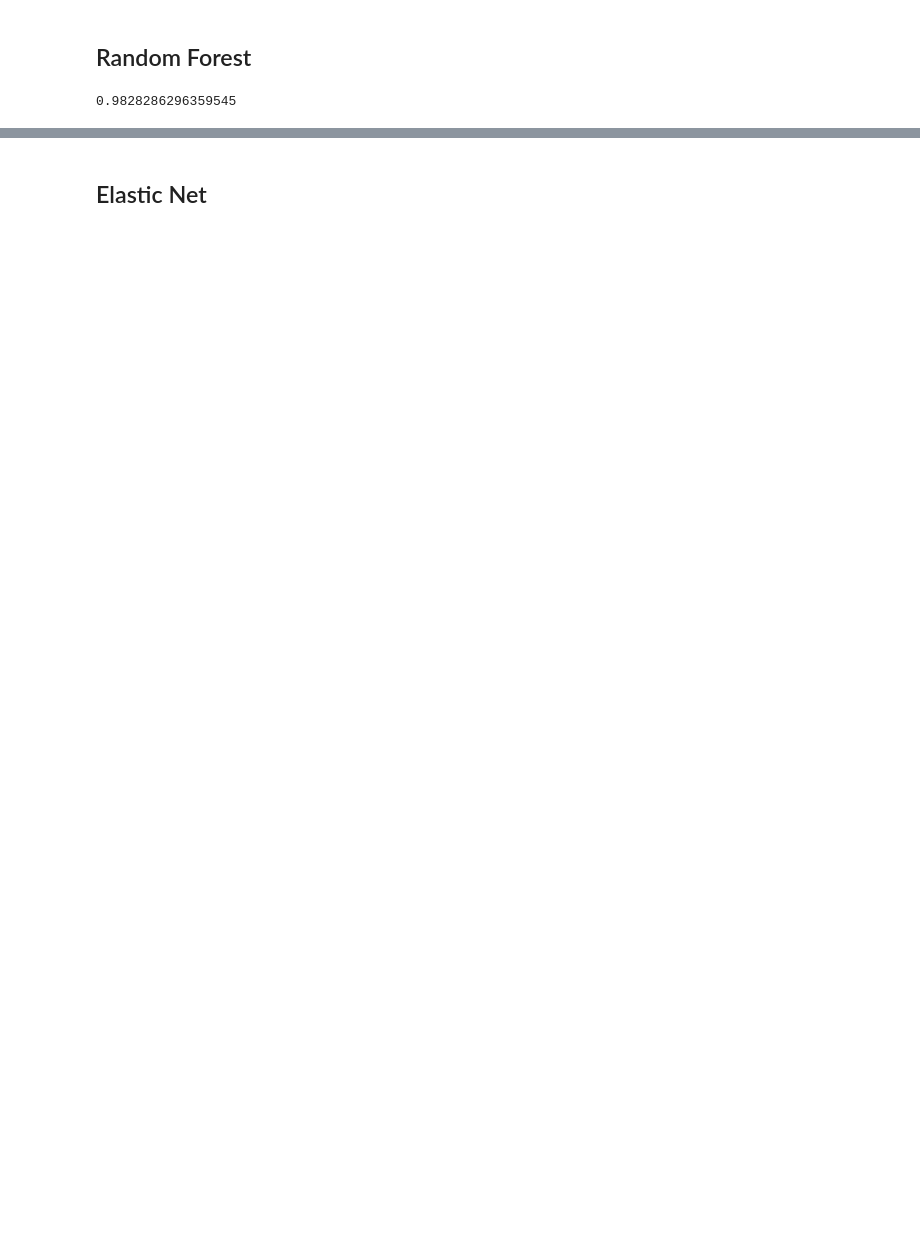
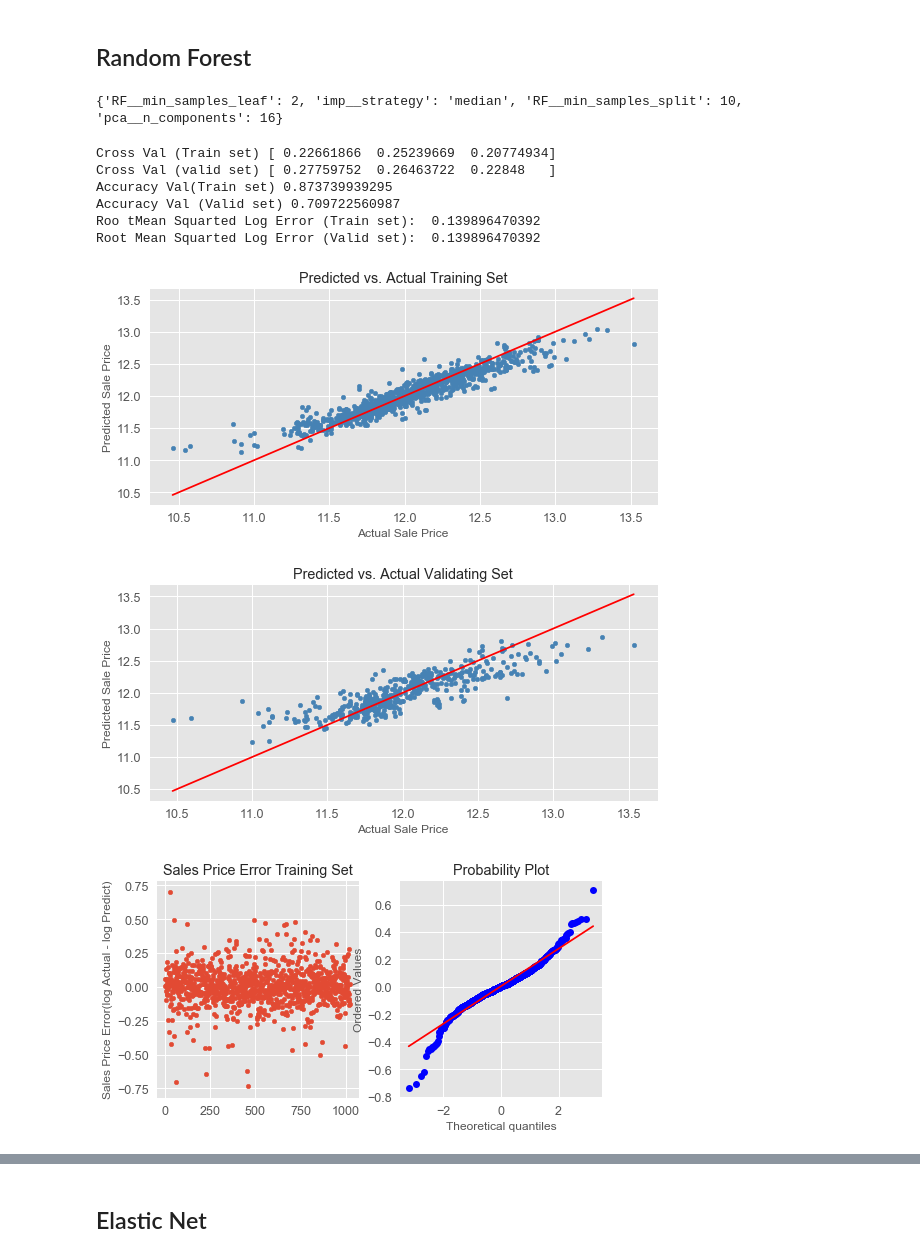
Before and after one commit to noklam/KaggleHousePricePrediction, a Jupyter notebook: Kaggle House Price Competition_Master.ipynb, the cells around one changed output, grey strips where cells are left out. Drawn from its saved outputs; the diff is of its cells as text; code cells hidden in the pictures; blank space fills up the shorter version.

```diff
--- a/Kaggle House Price Competition_Master.ipynb
+++ b/Kaggle House Price Competition_Master.ipynb
@@ -343,7 +409,7 @@ param_grid_RF={
 gridCV_RF = GridSearchCV(estimator = PipeRF,
                              param_grid = param_grid_RF,
 
-                             scoring = 'neg_mean_squared_log_error',
+                             scoring = 'neg_mean_squared_error',
                              cv = 5)
 
 
@@ -352,8 +418,17 @@ gridCV_RF.fit(train_features, train_labels)
 
 
 print(gridCV_RF.best_params_)
-print(gridCV_RF.cv_results_)
+# %% [output]
+{'RF__min_samples_leaf': 2, 'imp__strategy': 'median', 'RF__min_samples_split': 10, 'pca__n_components': 16}
-# %%
-np.e**(-0.0003**0.5)
-# %% [output]
-0.9828286296359545
+# %%
+summary(model_RF,train_features, train_labels, valid_features, valid_labels)
+# %% [output]
+Cross Val (Train set) [ 0.22661866  0.25239669  0.20774934]
+Cross Val (valid set) [ 0.27759752  0.26463722  0.22848   ]
+Accuracy Val(Train set) 0.873739939295
+Accuracy Val (Valid set) 0.709722560987
+Roo tMean Squarted Log Error (Train set):  0.139896470392
+Root Mean Squarted Log Error (Valid set):  0.139896470392
+[figure, added]
+[figure, added]
+[figure, added]
```
Also changed, not shown: parts of 37 cells of this notebook, 17 other files.
